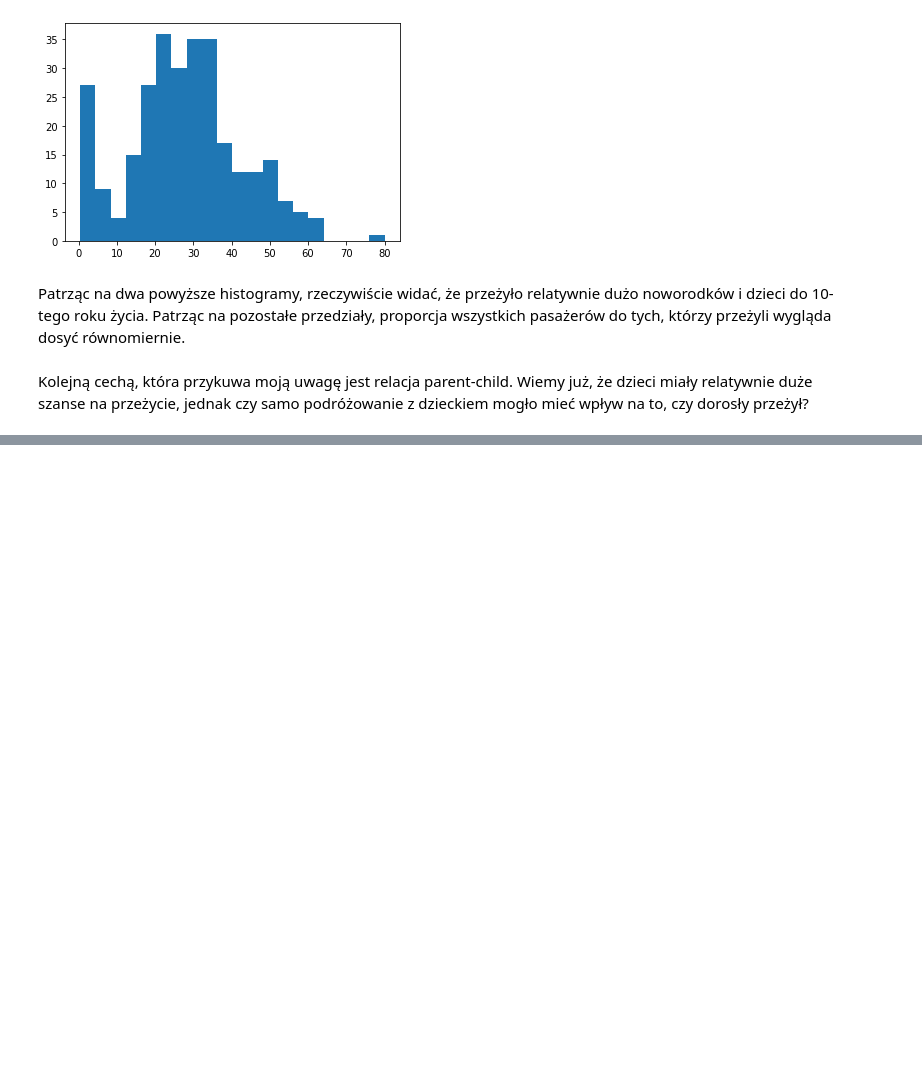
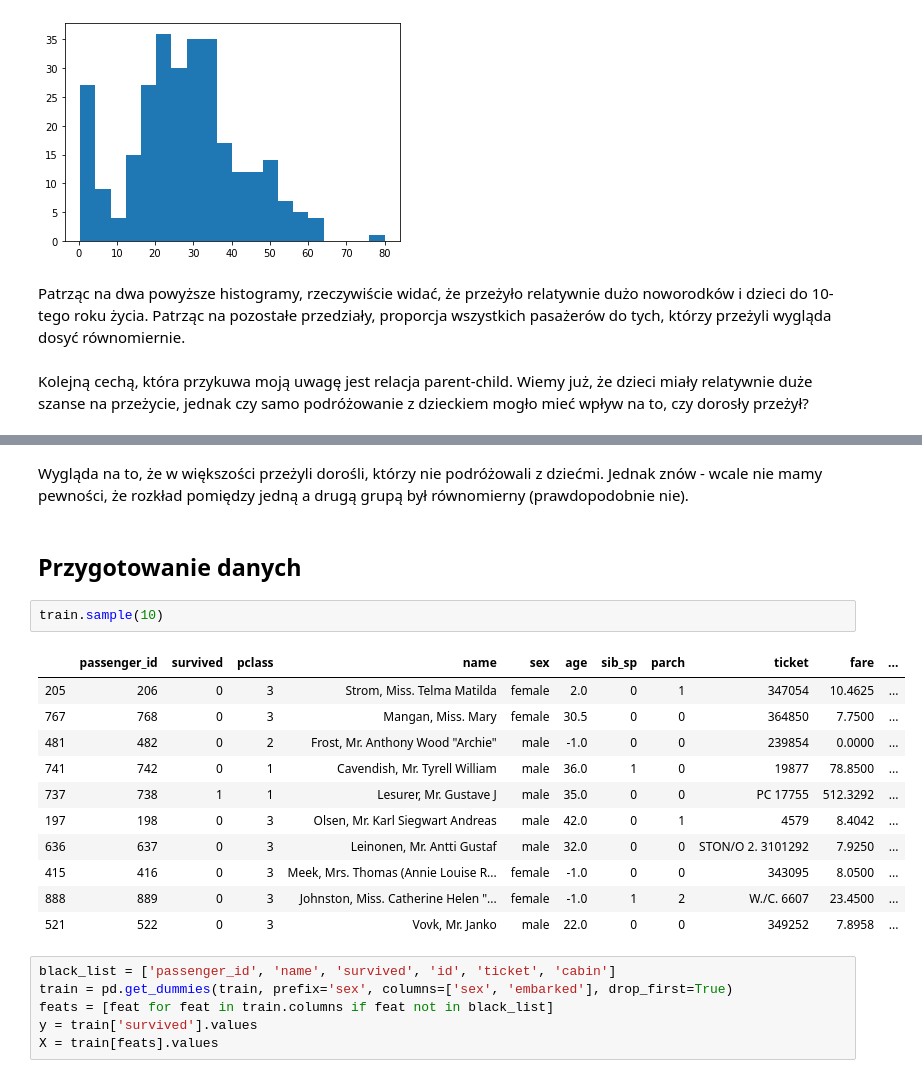
Before and after one commit to marcinsola/titanic-dataset, a Jupyter notebook: Titanic.ipynb, the cells around one changed output, grey strips where cells are left out. Cells and saved outputs as stored; diff of their text form; blank space fills up the shorter version.

Commit message:
Add feature preparation and model training

```diff
--- a/Titanic.ipynb
+++ b/Titanic.ipynb
@@ -150,0 +155,24 @@ Kolejną cechą, która przykuwa moją uwagę jest relacja parent-child. Wiemy j
+# %% [markdown]
+Wygląda na to, że w większości przeżyli dorośli, którzy nie podróżowali z dziećmi. Jednak znów - wcale nie mamy pewności, że rozkład pomiędzy jedną a drugą grupą był równomierny (prawdopodobnie nie).
+# %% [markdown]
+## Przygotowanie danych
+# %%
+train.sample(10)
+# %% [output]
+|  | passenger_id | survived | pclass | name | sex | age | sib_sp | parch | ticket | fare | ... |
+| 205 | 206 | 0 | 3 | Strom, Miss. Telma Matilda | female | 2.0 | 0 | 1 | 347054 | 10.4625 | ... |
+| 767 | 768 | 0 | 3 | Mangan, Miss. Mary | female | 30.5 | 0 | 0 | 364850 | 7.7500 | ... |
+| 481 | 482 | 0 | 2 | Frost, Mr. Anthony Wood "Archie" | male | -1.0 | 0 | 0 | 239854 | 0.0000 | ... |
+| 741 | 742 | 0 | 1 | Cavendish, Mr. Tyrell William | male | 36.0 | 1 | 0 | 19877 | 78.8500 | ... |
+| 737 | 738 | 1 | 1 | Lesurer, Mr. Gustave J | male | 35.0 | 0 | 0 | PC 17755 | 512.3292 | ... |
+| 197 | 198 | 0 | 3 | Olsen, Mr. Karl Siegwart Andreas | male | 42.0 | 0 | 1 | 4579 | 8.4042 | ... |
+| 636 | 637 | 0 | 3 | Leinonen, Mr. Antti Gustaf | male | 32.0 | 0 | 0 | STON/O 2. 3101292 | 7.9250 | ... |
+| 415 | 416 | 0 | 3 | Meek, Mrs. Thomas (Annie Louise R... | female | -1.0 | 0 | 0 | 343095 | 8.0500 | ... |
+| 888 | 889 | 0 | 3 | Johnston, Miss. Catherine Helen "... | female | -1.0 | 1 | 2 | W./C. 6607 | 23.4500 | ... |
+| 521 | 522 | 0 | 3 | Vovk, Mr. Janko | male | 22.0 | 0 | 0 | 349252 | 7.8958 | ... |
+# %%
+black_list = ['passenger_id', 'name', 'survived', 'id', 'ticket', 'cabin']
+train = pd.get_dummies(train, prefix='sex', columns=['sex', 'embarked'], drop_first=True)
+feats = [feat for feat in train.columns if feat not in black_list]
+y = train['survived'].values
+X = train[feats].values
```
Also changed, not shown: parts of 6 cells of this notebook.
